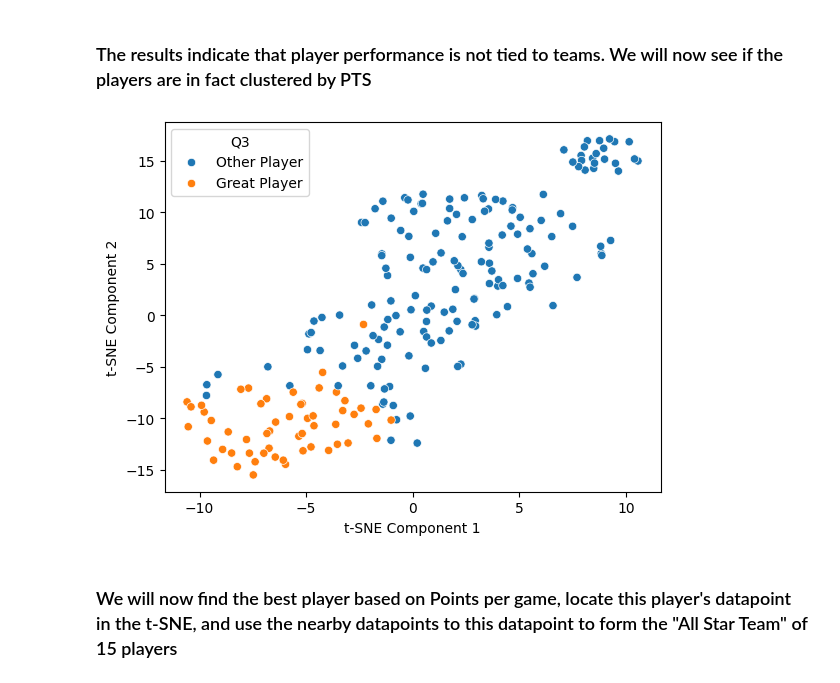
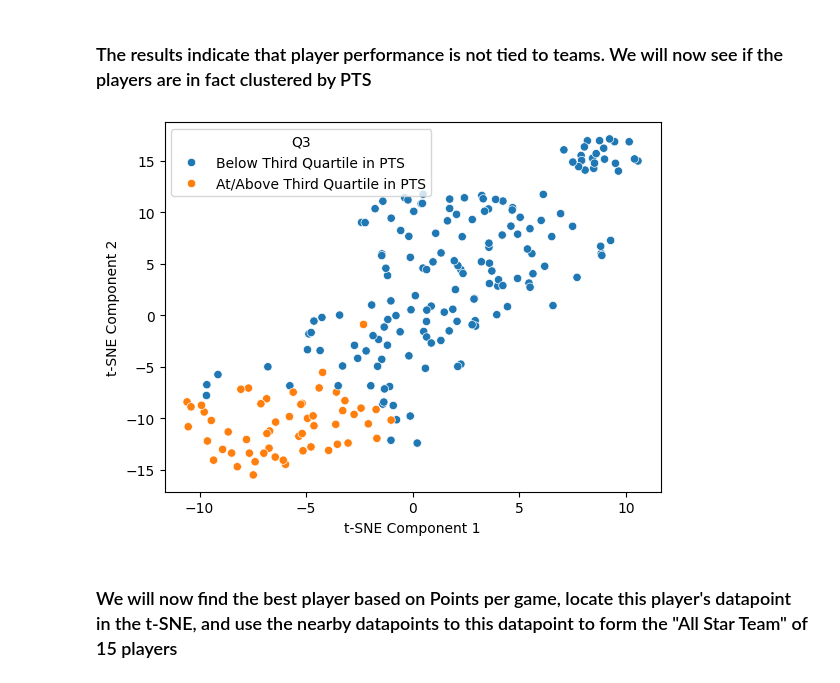
Before and after one commit to kjeeth04/NBA-pred, a Jupyter notebook: t-SNE.ipynb, the cells around one changed output. Drawn from its saved outputs; the diff is of its cells as text; code cells hidden in the pictures.

```diff
--- a/t-SNE.ipynb
+++ b/t-SNE.ipynb
@@ -58,20 +58,20 @@ plt.savefig("./Figures/t-SNE/NBA_Players_By_Team.png", dpi=100, bbox_inches = "t
 # %%
 #Using Upper Quartile of PTS as cut-off point for Great Players
 Q3 = df['PTS'].quantile(0.75)
 
 #Function to add relation to Q3 value for each player
 def add_Q3(pts):
     if pts >= Q3:
-        return "Great Player"
+        return "At/Above Third Quartile in PTS"
     else:
-        return "Other Player"
+        return "Below Third Quartile in PTS"
 
 #Adding Q3 value to components, and using Q3 as label
 components['Q3'] = df['PTS'].apply(add_Q3)
 sns.scatterplot(data = components, x = "t-SNE Component 1", y = "t-SNE Component 2", hue = 'Q3')
 plt.savefig("./Figures/t-SNE/Great_vs_Other_Players.png", dpi=100, bbox_inches = "tight")
 # %% [output]
-[figure, old version]
+[figure, new version]
 # %% [markdown]
 ### We will now find the best player based on Points per game, locate this player's datapoint in the t-SNE, and use the nearby datapoints to this datapoint to form the "All Star Team" of 15 players
 # %%
```
Also changed, not shown: 2 other files.
